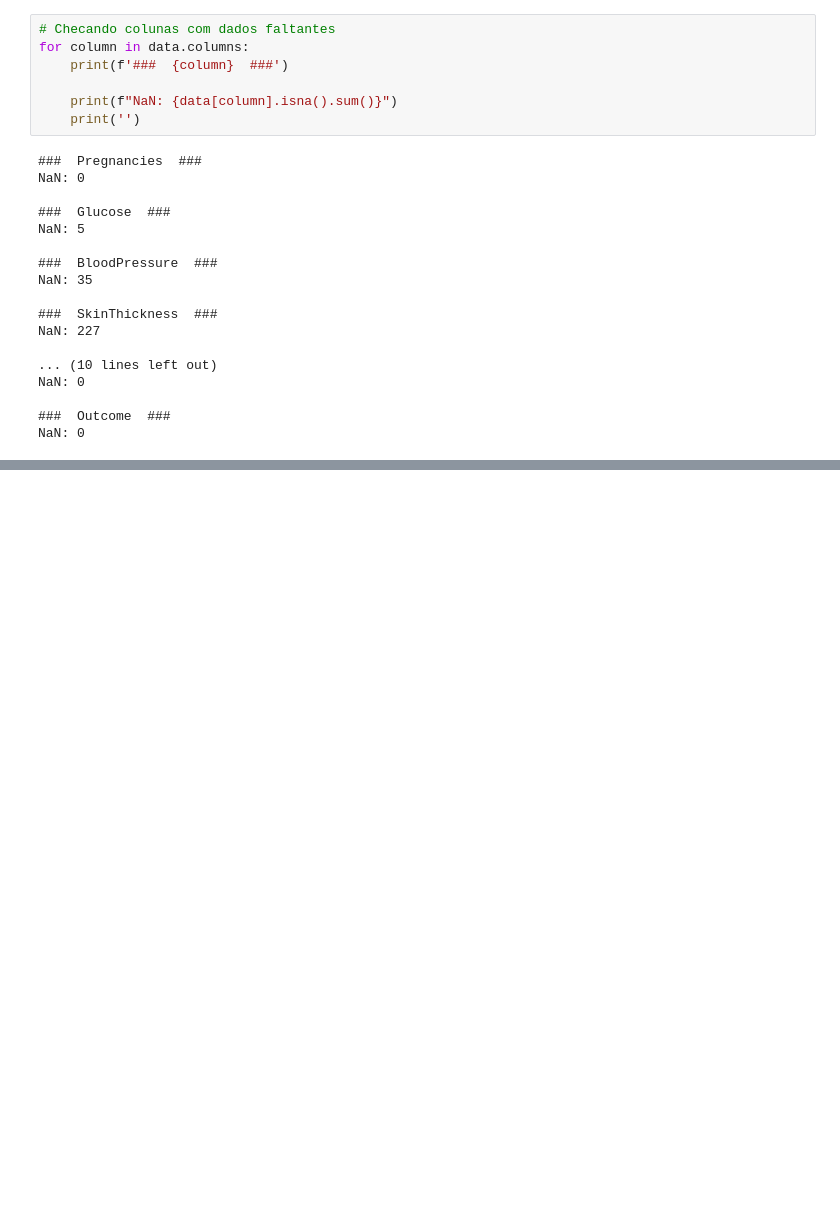
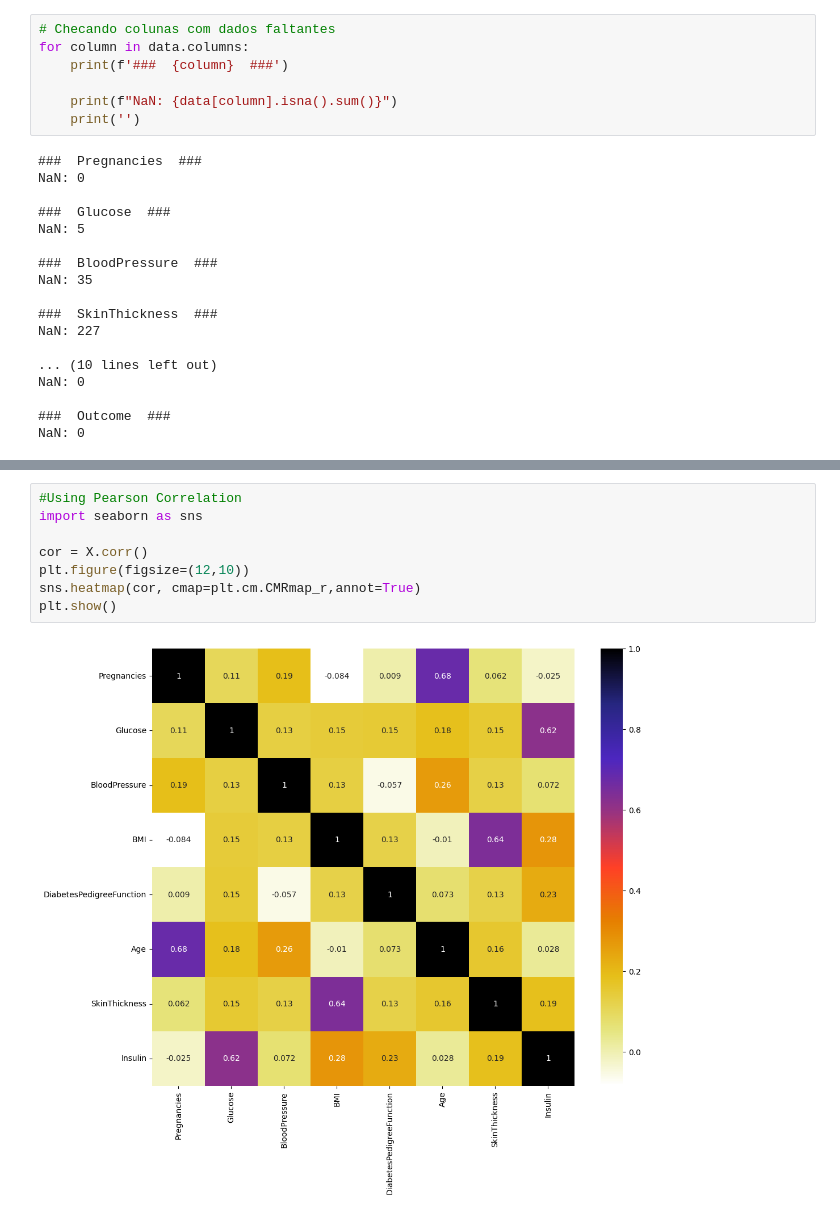
Before and after one commit to nilsonsales/mlclass-2022, a Jupyter notebook: 01_Preprocessing/Ativ1_ML_2022_1.ipynb, the cells around one changed output, grey strips where cells are left out. Drawn from its saved outputs; the diff is of its cells as text; blank space fills up the shorter version.

```diff
--- a/01_Preprocessing/Ativ1_ML_2022_1.ipynb
+++ b/01_Preprocessing/Ativ1_ML_2022_1.ipynb
@@ -139,0 +142,10 @@ X
+# %%
+#Using Pearson Correlation
+import seaborn as sns
+
+cor = X.corr()
+plt.figure(figsize=(12,10))
+sns.heatmap(cor, cmap=plt.cm.CMRmap_r,annot=True)
+plt.show()
+# %% [output]
+[figure, added]
```
Also changed, not shown: parts of 15 cells of this notebook.
